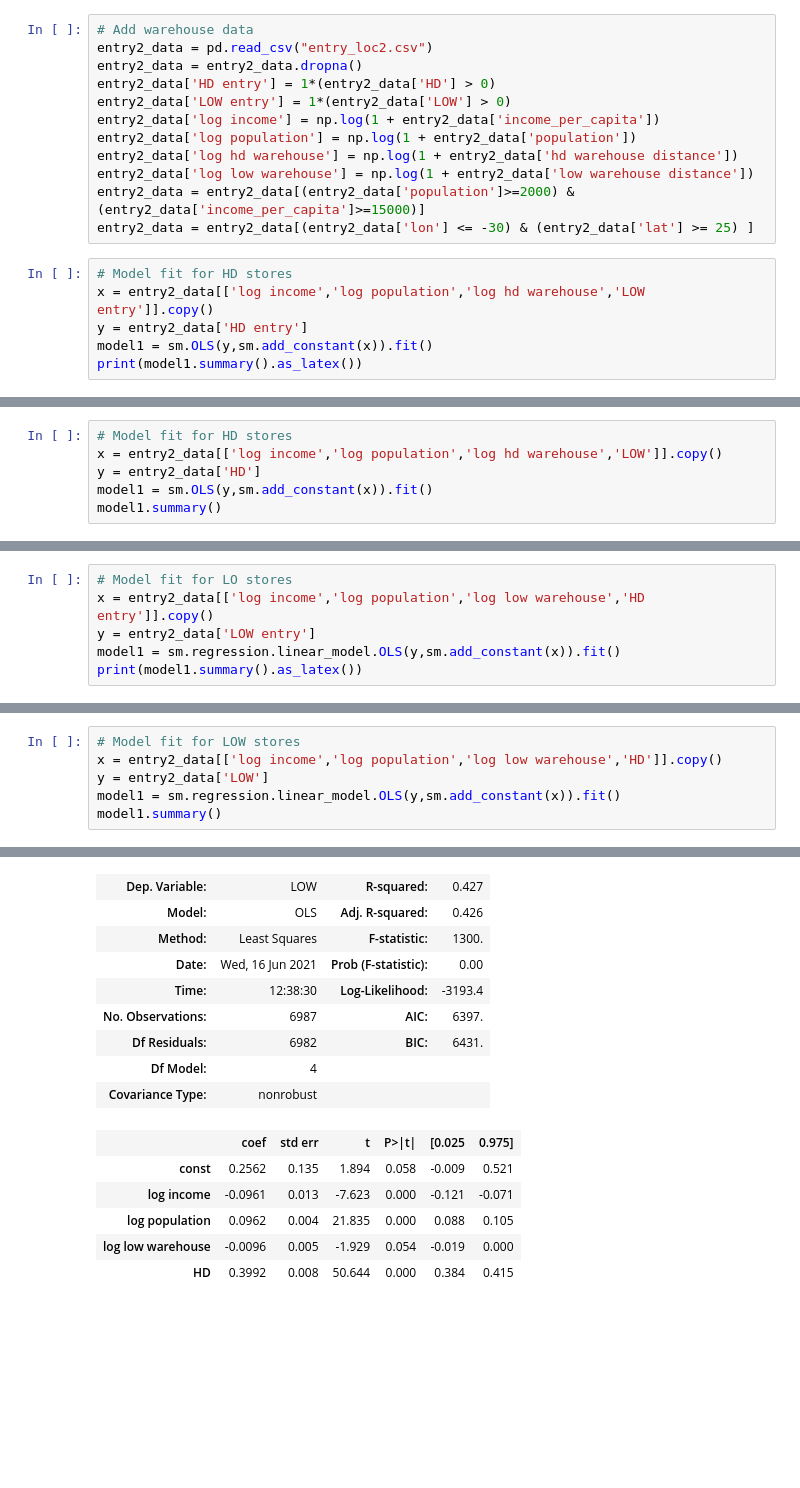
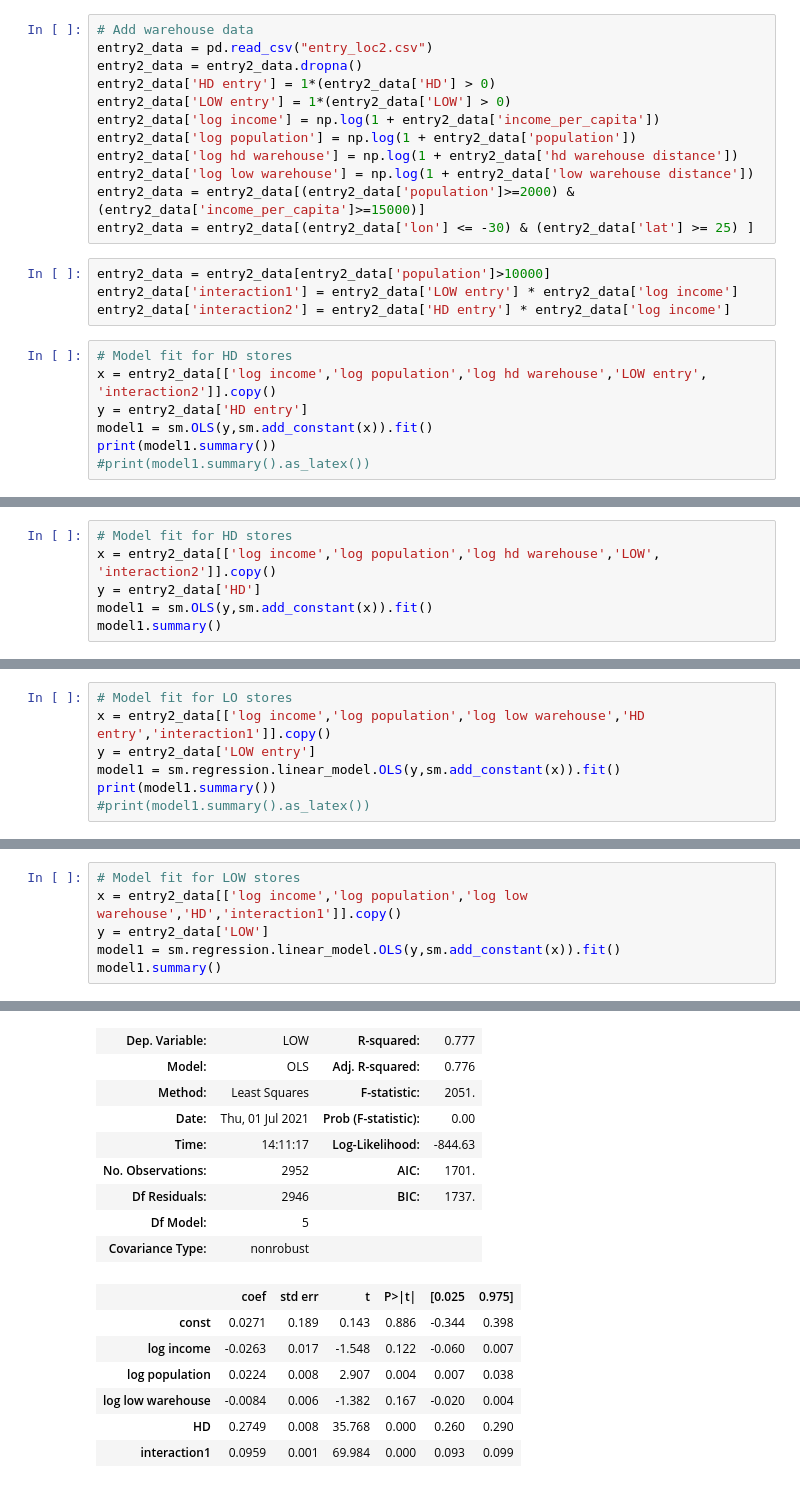
Before and after one commit to ericschulman/entry_games, a Jupyter notebook: estimation/separate_estimate_v2.ipynb, the cells around one changed output, grey strips where cells are left out. Saved outputs shown, nothing was run; the diff lists cells and outputs as text; blank space fills up the shorter version.

```diff
--- a/estimation/separate_estimate_v2.ipynb
+++ b/estimation/separate_estimate_v2.ipynb
@@ -16,10 +16,15 @@ entry2_data['log hd warehouse'] = np.log(1 + entry2_data['hd warehouse distance'
 entry2_data['log low warehouse'] = np.log(1 + entry2_data['low warehouse distance'])
 entry2_data = entry2_data[(entry2_data['population']>=2000) & (entry2_data['income_per_capita']>=15000)]
 entry2_data = entry2_data[(entry2_data['lon'] <= -30) & (entry2_data['lat'] >= 25) ]
+# %%
+entry2_data = entry2_data[entry2_data['population']>10000]
+entry2_data['interaction1'] = entry2_data['LOW entry'] * entry2_data['log income']
+entry2_data['interaction2'] = entry2_data['HD entry'] * entry2_data['log income']
 # %%
 # Model fit for HD stores
-x = entry2_data[['log income','log population','log hd warehouse','LOW entry']].copy()
+x = entry2_data[['log income','log population','log hd warehouse','LOW entry', 'interaction2']].copy()
 y = entry2_data['HD entry']
 model1 = sm.OLS(y,sm.add_constant(x)).fit()
-print(model1.summary().as_latex())
+print(model1.summary())
+#print(model1.summary().as_latex())
 # %% [output]
@@ -64,6 +54,6 @@ Optimization terminated successfully.
 # %%
 # Model fit for HD stores
-x = entry2_data[['log income','log population','log hd warehouse','LOW']].copy()
+x = entry2_data[['log income','log population','log hd warehouse','LOW', 'interaction2']].copy()
 y = entry2_data['HD']
 model1 = sm.OLS(y,sm.add_constant(x)).fit()
 model1.summary()
@@ -92,8 +83,9 @@ Warnings:
 [1] Standard Errors assume that the covariance matrix of the errors is correctly specified.
 # %%
 # Model fit for LO stores
-x = entry2_data[['log income','log population','log low warehouse','HD entry']].copy()
+x = entry2_data[['log income','log population','log low warehouse','HD entry','interaction1']].copy()
 y = entry2_data['LOW entry']
 model1 = sm.regression.linear_model.OLS(y,sm.add_constant(x)).fit()
-print(model1.summary().as_latex())
+print(model1.summary())
+#print(model1.summary().as_latex())
 # %% [output]
@@ -138,23 +115,24 @@ Optimization terminated successfully.
 # %%
 # Model fit for LOW stores
-x = entry2_data[['log income','log population','log low warehouse','HD']].copy()
+x = entry2_data[['log income','log population','log low warehouse','HD','interaction1']].copy()
 y = entry2_data['LOW']
 model1 = sm.regression.linear_model.OLS(y,sm.add_constant(x)).fit()
 model1.summary()
 # %% [output]
 OLS Regression Results
-| Dep. Variable: | LOW | R-squared: | 0.427 |
-| Model: | OLS | Adj. R-squared: | 0.426 |
-| Method: | Least Squares | F-statistic: | 1300. |
-| Date: | Wed, 16 Jun 2021 | Prob (F-statistic): | 0.00 |
-| Time: | 12:38:30 | Log-Likelihood: | -3193.4 |
-| No. Observations: | 6987 | AIC: | 6397. |
-| Df Residuals: | 6982 | BIC: | 6431. |
-| Df Model: | 4 |  |  |
+| Dep. Variable: | LOW | R-squared: | 0.777 |
+| Model: | OLS | Adj. R-squared: | 0.776 |
+| Method: | Least Squares | F-statistic: | 2051. |
+| Date: | Thu, 01 Jul 2021 | Prob (F-statistic): | 0.00 |
+| Time: | 14:11:17 | Log-Likelihood: | -844.63 |
+| No. Observations: | 2952 | AIC: | 1701. |
+| Df Residuals: | 2946 | BIC: | 1737. |
+| Df Model: | 5 |  |  |
 | Covariance Type: | nonrobust |  |  |
 |  | coef | std err | t | P>|t| | [0.025 | 0.975] |
-| const | 0.2562 | 0.135 | 1.894 | 0.058 | -0.009 | 0.521 |
-| log income | -0.0961 | 0.013 | -7.623 | 0.000 | -0.121 | -0.071 |
-| log population | 0.0962 | 0.004 | 21.835 | 0.000 | 0.088 | 0.105 |
-| log low warehouse | -0.0096 | 0.005 | -1.929 | 0.054 | -0.019 | 0.000 |
-| HD | 0.3992 | 0.008 | 50.644 | 0.000 | 0.384 | 0.415 |
+| const | 0.0271 | 0.189 | 0.143 | 0.886 | -0.344 | 0.398 |
+| log income | -0.0263 | 0.017 | -1.548 | 0.122 | -0.060 | 0.007 |
+| log population | 0.0224 | 0.008 | 2.907 | 0.004 | 0.007 | 0.038 |
+| log low warehouse | -0.0084 | 0.006 | -1.382 | 0.167 | -0.020 | 0.004 |
+| HD | 0.2749 | 0.008 | 35.768 | 0.000 | 0.260 | 0.290 |
+| interaction1 | 0.0959 | 0.001 | 69.984 | 0.000 | 0.093 | 0.099 |
```
Also changed, not shown: parts of 8 cells of this notebook, 2 other files.
